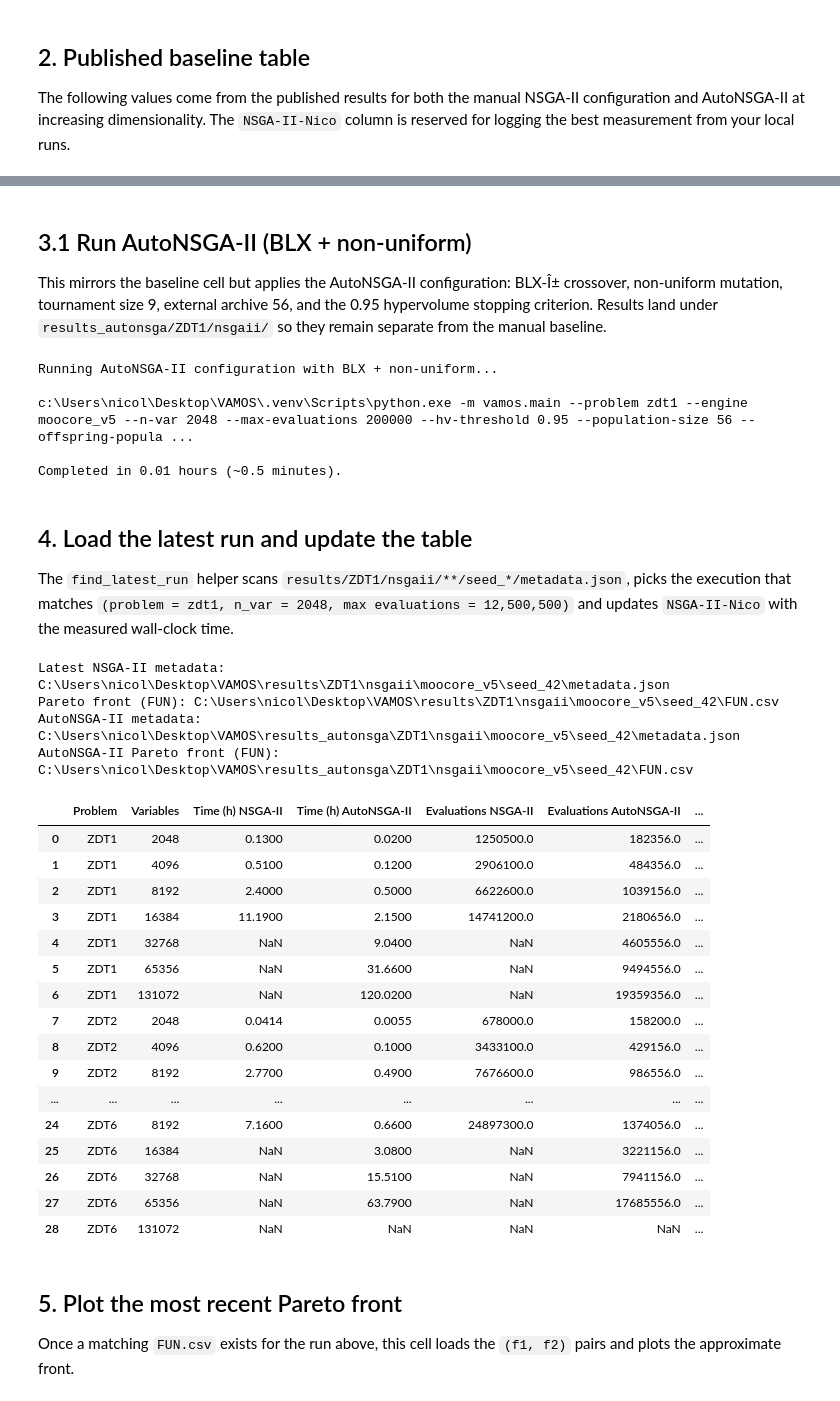
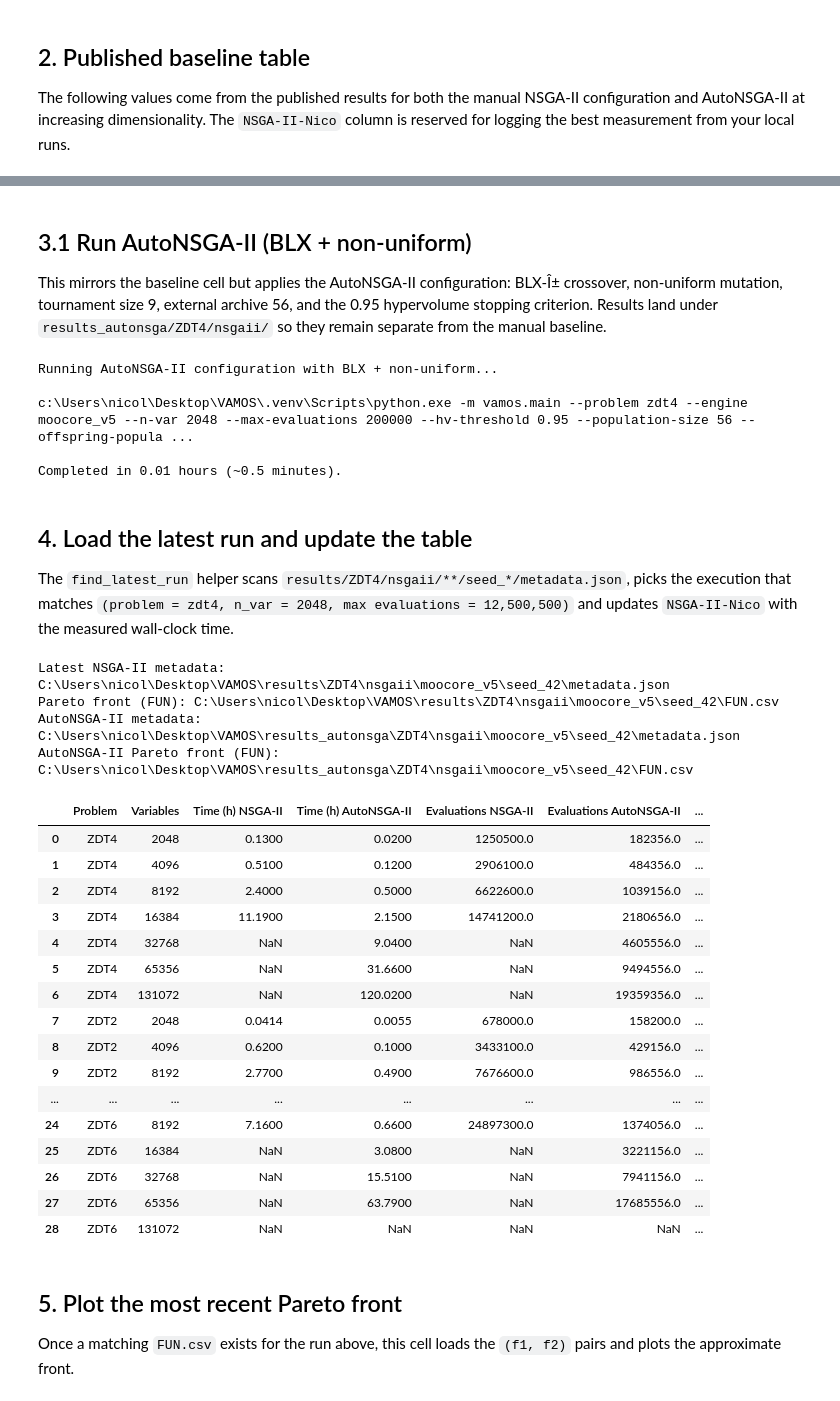
Before and after one commit to NicolasRodriguezUribe/VAMOS, a Jupyter notebook: notebooks/sota-zdt.ipynb, the cells around one changed output, grey strips where cells are left out. Cells and saved outputs as stored; diff of their text form; code cells hidden in the pictures.

```diff
--- a/notebooks/sota-zdt.ipynb
+++ b/notebooks/sota-zdt.ipynb
@@ -41,7 +41,7 @@ def resolve_project_root(markers=("pyproject.toml", ".git")):
 
 PROJECT_ROOT = resolve_project_root()
 SRC_DIR = PROJECT_ROOT / "src"
-RESULTS_DIR = PROJECT_ROOT / "results" / "ZDT1" / "nsgaii"
+RESULTS_DIR = PROJECT_ROOT / "results" / "ZDT4" / "nsgaii"
 
 if SRC_DIR.exists() and str(SRC_DIR) not in sys.path:
     sys.path.insert(0, str(SRC_DIR))
@@ -73,29 +73,29 @@ def _record(problem, variables, time_nsga, time_auto, evals_nsga, evals_auto):
 
 
 BASELINE_RECORDS = [
-    _record("ZDT1", 2_048, 0.13, 0.02, 1_250_500, 182_356),
-    _record("ZDT1", 4_096, 0.51, 0.12, 2_906_100, 484_356),
-    _record("ZDT1", 8_192, 2.40, 0.50, 6_622_600, 1_039_156),
-    _record("ZDT1", 16_384, 11.19, 2.15, 14_741_200, 2_180_656),
-    _record("ZDT1", 32_768, None, 9.04, None, 4_605_556),
-    _record("ZDT1", 65_356, None, 31.66, None, 9_494_556),
-    _record("ZDT1", 131_072, None, 120.02, None, 19_359_356),
-    _record("ZDT2", 2_048, 0.14, 0.02, 1_472_800, 164_756),
+    _record("ZDT4", 10, 0.13, 0.02, 1_250_500, 182_356),
+    _record("ZDT4", 4_096, 0.51, 0.12, 2_906_100, 484_356),
+    _record("ZDT4", 8_192, 2.40, 0.50, 6_622_600, 1_039_156),
+    _record("ZDT4", 16_384, 11.19, 2.15, 14_741_200, 2_180_656),
+    _record("ZDT4", 32_768, None, 9.04, None, 4_605_556),
+    _record("ZDT4", 65_356, None, 31.66, None, 9_494_556),
+    _record("ZDT4", 131_072, None, 120.02, None, 19_359_356),
+    _record("ZDT2", 10, 0.14, 0.02, 1_472_800, 164_756),
     _record("ZDT2", 4_096, 0.62, 0.10, 3_433_100, 429_156),
     _record("ZDT2", 8_192, 2.77, 0.49, 7_676_600, 986_556),
     _record("ZDT2", 16_384, 12.30, 2.28, 17_059_600, 2_358_056),
     _record("ZDT2", 32_768, None, 9.28, None, 4_736_056),
     _record("ZDT2", 65_356, None, 39.19, None, 10_081_856),
     _record("ZDT2", 131_072, None, 138.85, None, 21_703_556),
-    _record("ZDT3", 2_048, 0.10, 0.03, 1_089_800, 253_356),
+    _record("ZDT3", 10, 0.10, 0.03, 1_089_800, 253_356),
     _record("ZDT3", 4_096, 0.47, 0.16, 2_514_200, 610_956),
     _record("ZDT3", 8_192, 2.08, 0.62, 5_463_000, 1_267_656),
     _record("ZDT3", 16_384, 9.18, 2.68, 11_877_500, 2_820_556),
     _record("ZDT3", 32_768, None, 11.39, None, 6_158_256),
     _record("ZDT3", 65_356, None, 40.69, None, 11_912_856),
     _record("ZDT3", 131_072, None, None, None, None),
-    _record("ZDT4*", 2_048, None, 2.62, None, 21_746_882),
-    _record("ZDT6", 2_048, 0.45, 0.04, 5_401_100, 291_856),
+    _record("ZDT4*", 10, None, 2.62, None, 21_746_882),
+    _record("ZDT6", 10, 0.45, 0.04, 5_401_100, 291_856),
     _record("ZDT6", 4_096, 1.82, 0.16, 11_482_400, 659_956),
     _record("ZDT6", 8_192, 7.16, 0.66, 24_897_300, 1_374_056),
     _record("ZDT6", 16_384, None, 3.08, None, 3_221_156),
@@ -109,9 +109,9 @@ def _apply_run(df, problem, vars, vals):
     mask = (df["Problem"] == problem) & (df["Variables"] == vars)
     df.loc[mask, ["Time (h) NSGA-II", "Time (h) AutoNSGA-II", "Evaluations NSGA-II", "Evaluations AutoNSGA-II", "NSGA-II-Nico", "AutoNSGA-II-Nico"]] = vals
 
-_apply_run(baseline_df, "ZDT2", 2_048, [0.0414, 0.0055, 678_000, 158_200, "0.04 h / 678,000", "0.01 h / 158,200"])
-_apply_run(baseline_df, "ZDT3", 2_048, [0.0427, 0.0079, 921_100, 200_032, "0.04 h / 921,100", "0.01 h / 200,032"])
-_apply_run(baseline_df, "ZDT6", 2_048, [0.1623, 0.0390, 3_163_800, 200_032, "0.16 h / 3,163,800", "0.04 h / 200,032"])
+_apply_run(baseline_df, "ZDT2", 10, [0.0414, 0.0055, 678_000, 158_200, "0.04 h / 678,000", "0.01 h / 158,200"])
+_apply_run(baseline_df, "ZDT3", 10, [0.0427, 0.0079, 921_100, 200_032, "0.04 h / 921,100", "0.01 h / 200,032"])
+_apply_run(baseline_df, "ZDT6", 10, [0.1623, 0.0390, 3_163_800, 200_032, "0.16 h / 3,163,800", "0.04 h / 200,032"])
 
 display(baseline_df)
 # %% [output]
@@ -197,11 +197,11 @@ Completed in 0.03 hours (~1.8 minutes).
 # %% [markdown]
 ## 3.1 Run AutoNSGA-II (BLX + non-uniform)
 
-This mirrors the baseline cell but applies the AutoNSGA-II configuration: BLX-Î± crossover, non-uniform mutation, tournament size 9, external archive 56, and the 0.95 hypervolume stopping criterion. Results land under `results_autonsga/ZDT1/nsgaii/` so they remain separate from the manual baseline.
+This mirrors the baseline cell but applies the AutoNSGA-II configuration: BLX-Î± crossover, non-uniform mutation, tournament size 9, external archive 56, and the 0.95 hypervolume stopping criterion. Results land under `results_autonsga/ZDT4/nsgaii/` so they remain separate from the manual baseline.
 # %%
 def run_autonsgaii_cli(
     engine="moocore_v5",
-    n_var=2_048,
+    n_var=10,
     max_evaluations=200_000,
     hv_threshold=0.95,
     population_size=56,
@@ -222,7 +222,7 @@ def run_autonsgaii_cli(
         "-m",
         "vamos.main",
         "--problem",
-        "zdt1",
+        "zdt4",
         "--engine",
         engine,
         "--n-var",
@@ -269,14 +269,14 @@ auto_elapsed_hours = run_autonsgaii_cli()
 # %% [output]
 Running AutoNSGA-II configuration with BLX + non-uniform...
 
-c:\Users\nicol\Desktop\VAMOS\.venv\Scripts\python.exe -m vamos.main --problem zdt1 --engine moocore_v5 --n-var 2048 --max-evaluations 200000 --hv-threshold 0.95 --population-size 56 --offspring-popula ...
+c:\Users\nicol\Desktop\VAMOS\.venv\Scripts\python.exe -m vamos.main --problem zdt4 --engine moocore_v5 --n-var 2048 --max-evaluations 200000 --hv-threshold 0.95 --population-size 56 --offspring-popula ...
 
 Completed in 0.01 hours (~0.5 minutes).
 # %% [markdown]
 ## 4. Load the latest run and update the table
 
-The `find_latest_run` helper scans `results/ZDT1/nsgaii/**/seed_*/metadata.json`, picks the
-execution that matches `(problem = zdt1, n_var = 2048, max evaluations = 12,500,500)` and
+The `find_latest_run` helper scans `results/ZDT4/nsgaii/**/seed_*/metadata.json`, picks the
+execution that matches `(problem = zdt4, n_var = 2048, max evaluations = 12,500,500)` and
 updates `NSGA-II-Nico` with the measured wall-clock time.
 # %%
 if 'resolve_project_root' not in globals():
@@ -287,14 +287,14 @@ if 'PROJECT_ROOT' not in globals():
 if 'SRC_DIR' not in globals():
     SRC_DIR = PROJECT_ROOT / 'src'
 if 'RESULTS_DIR' not in globals():
-    RESULTS_DIR = PROJECT_ROOT / 'results' / 'ZDT1' / 'nsgaii'
+    RESULTS_DIR = PROJECT_ROOT / 'results' / 'ZDT4' / 'nsgaii'
 if 'AUTO_RESULTS_DIR' not in globals():
-    AUTO_RESULTS_DIR = PROJECT_ROOT / 'results_autonsga' / 'ZDT1' / 'nsgaii'
+    AUTO_RESULTS_DIR = PROJECT_ROOT / 'results_autonsga' / 'ZDT4' / 'nsgaii'
 if SRC_DIR.exists() and str(SRC_DIR) not in sys.path:
     sys.path.insert(0, str(SRC_DIR))
 
 
-def find_latest_run(results_dir, problem='zdt1', n_var=2_048, max_evaluations=12_500_500):
+def find_latest_run(results_dir, problem='zdt4', n_var=10, max_evaluations=200_000):
     if not results_dir.exists():
         return None
     candidates = []
@@ -333,46 +333,46 @@ LATEST_FUN_PATH = None
 AUTO_LATEST_RUN_PATH = None
 AUTO_LATEST_FUN_PATH = None
 
 if latest is None:
     print('No matching NSGA-II baseline metadata found; run the baseline experiment first.')
 else:
     _, meta_path, meta = latest
-    mask = (updated_df['Problem'] == 'ZDT1') & (updated_df['Variables'] == 2_048)
+    mask = (updated_df['Problem'] == 'ZDT4') & (updated_df['Variables'] == 10)
     updated_df.loc[mask, 'NSGA-II-Nico'] = _format_metrics(meta)
     LATEST_RUN_PATH = meta_path
     artifacts = meta.get('artifacts', {})
     fun_name = artifacts.get('fun', 'FUN.csv')
     LATEST_FUN_PATH = meta_path.parent / fun_name
     print(f'Latest NSGA-II metadata: {meta_path}')
     print(f'Pareto front (FUN): {LATEST_FUN_PATH}')
 
 if latest_auto is None:
     print('No matching AutoNSGA-II metadata found; run the AutoNSGA-II cell first.')
 else:
     _, auto_meta_path, auto_meta = latest_auto
-    mask = (updated_df['Problem'] == 'ZDT1') & (updated_df['Variables'] == 2_048)
+    mask = (updated_df['Problem'] == 'ZDT4') & (updated_df['Variables'] == 10)
     updated_df.loc[mask, 'AutoNSGA-II-Nico'] = _format_metrics(auto_meta)
     AUTO_LATEST_RUN_PATH = auto_meta_path
     artifacts = auto_meta.get('artifacts', {})
     auto_fun_name = artifacts.get('fun', 'FUN.csv')
     AUTO_LATEST_FUN_PATH = auto_meta_path.parent / auto_fun_name
     print(f'AutoNSGA-II metadata: {auto_meta_path}')
     print(f'AutoNSGA-II Pareto front (FUN): {AUTO_LATEST_FUN_PATH}')
 
 display(updated_df)
 # %% [output]
-Latest NSGA-II metadata: C:\Users\nicol\Desktop\VAMOS\results\ZDT1\nsgaii\moocore_v5\seed_42\metadata.json
-Pareto front (FUN): C:\Users\nicol\Desktop\VAMOS\results\ZDT1\nsgaii\moocore_v5\seed_42\FUN.csv
-AutoNSGA-II metadata: C:\Users\nicol\Desktop\VAMOS\results_autonsga\ZDT1\nsgaii\moocore_v5\seed_42\metadata.json
-AutoNSGA-II Pareto front (FUN): C:\Users\nicol\Desktop\VAMOS\results_autonsga\ZDT1\nsgaii\moocore_v5\seed_42\FUN.csv
+Latest NSGA-II metadata: C:\Users\nicol\Desktop\VAMOS\results\ZDT4\nsgaii\moocore_v5\seed_42\metadata.json
+Pareto front (FUN): C:\Users\nicol\Desktop\VAMOS\results\ZDT4\nsgaii\moocore_v5\seed_42\FUN.csv
+AutoNSGA-II metadata: C:\Users\nicol\Desktop\VAMOS\results_autonsga\ZDT4\nsgaii\moocore_v5\seed_42\metadata.json
+AutoNSGA-II Pareto front (FUN): C:\Users\nicol\Desktop\VAMOS\results_autonsga\ZDT4\nsgaii\moocore_v5\seed_42\FUN.csv
 |  | Problem | Variables | Time (h) NSGA-II | Time (h) AutoNSGA-II | Evaluations NSGA-II | Evaluations AutoNSGA-II | ... |
-| 0 | ZDT1 | 2048 | 0.1300 | 0.0200 | 1250500.0 | 182356.0 | ... |
-| 1 | ZDT1 | 4096 | 0.5100 | 0.1200 | 2906100.0 | 484356.0 | ... |
-| 2 | ZDT1 | 8192 | 2.4000 | 0.5000 | 6622600.0 | 1039156.0 | ... |
-| 3 | ZDT1 | 16384 | 11.1900 | 2.1500 | 14741200.0 | 2180656.0 | ... |
-| 4 | ZDT1 | 32768 | NaN | 9.0400 | NaN | 4605556.0 | ... |
-| 5 | ZDT1 | 65356 | NaN | 31.6600 | NaN | 9494556.0 | ... |
-| 6 | ZDT1 | 131072 | NaN | 120.0200 | NaN | 19359356.0 | ... |
+| 0 | ZDT4 | 2048 | 0.1300 | 0.0200 | 1250500.0 | 182356.0 | ... |
+| 1 | ZDT4 | 4096 | 0.5100 | 0.1200 | 2906100.0 | 484356.0 | ... |
+| 2 | ZDT4 | 8192 | 2.4000 | 0.5000 | 6622600.0 | 1039156.0 | ... |
+| 3 | ZDT4 | 16384 | 11.1900 | 2.1500 | 14741200.0 | 2180656.0 | ... |
+| 4 | ZDT4 | 32768 | NaN | 9.0400 | NaN | 4605556.0 | ... |
+| 5 | ZDT4 | 65356 | NaN | 31.6600 | NaN | 9494556.0 | ... |
+| 6 | ZDT4 | 131072 | NaN | 120.0200 | NaN | 19359356.0 | ... |
 | 7 | ZDT2 | 2048 | 0.0414 | 0.0055 | 678000.0 | 158200.0 | ... |
 | 8 | ZDT2 | 4096 | 0.6200 | 0.1000 | 3433100.0 | 429156.0 | ... |
 | 9 | ZDT2 | 8192 | 2.7700 | 0.4900 | 7676600.0 | 986556.0 | ... |
```
Also changed, not shown: parts of 5 cells of this notebook.
